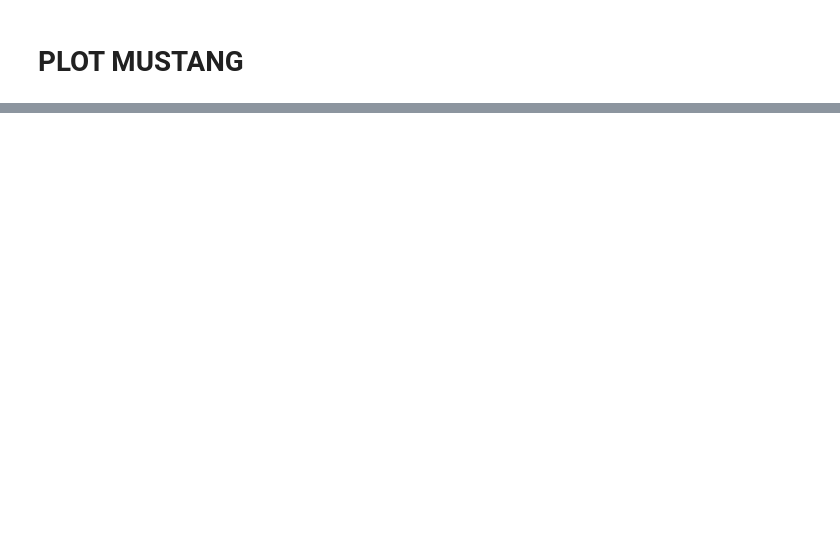
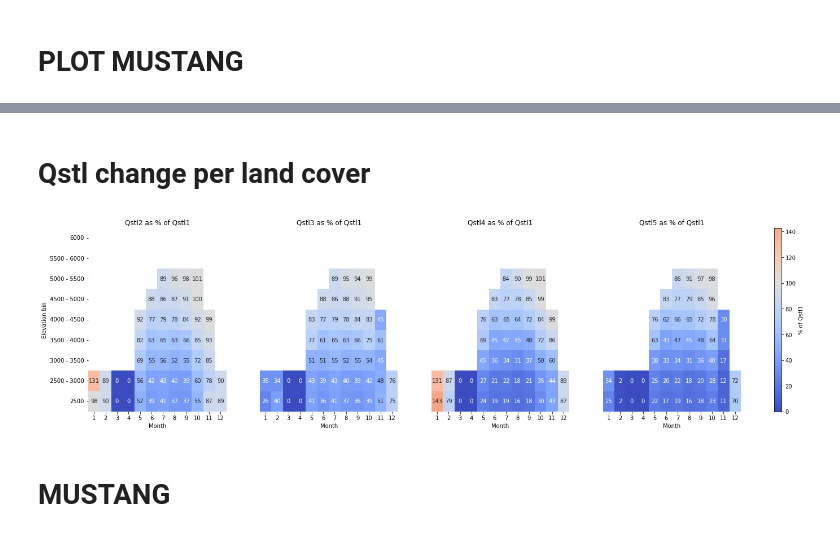
Before and after one commit to varyabazilova/sedcas_sediments_hma, a Jupyter notebook: 202406_modelruns/processing_pipeline/TL_and_SL_plot_with_elevation.ipynb, the cells around one changed output, grey strips where cells are left out. Saved outputs shown, nothing was run; the diff lists cells and outputs as text; code cells hidden in the pictures; blank space fills up the shorter version.

```diff
--- a/202406_modelruns/processing_pipeline/TL_and_SL_plot_with_elevation.ipynb
+++ b/202406_modelruns/processing_pipeline/TL_and_SL_plot_with_elevation.ipynb
@@ -571,0 +756,2 @@ df_var_count
+# %% [markdown]
+# Qstl change per land cover
@@ -571,0 +760,71 @@ df_var_count
+# %%
+combined_df
+
+# Assuming your DataFrame is called df
+qstl_columns = ['Qstl2', 'Qstl3', 'Qstl4', 'Qstl5']
+
+# Create new columns with % of Qstl1
+for col in qstl_columns:
+    combined_df[f'{col}_pct_of_Qstl1'] = (combined_df[col] / combined_df['Qstl1']) * 100
+
+grouped = combined_df.groupby(['month', 'elevation_bin']).mean().reset_index()
+# %%
+import matplotlib.pyplot as plt
+import seaborn as sns
+import matplotlib.gridspec as gridspec
+
+# Your relative columns
+qstl_pct_cols = [f'{col}_pct_of_Qstl1' for col in ['Qstl2', 'Qstl3', 'Qstl4', 'Qstl5']]
+
+# Create figure and GridSpec
+fig = plt.figure(figsize=(22, 6))
+gs = gridspec.GridSpec(1, 5, width_ratios=[1, 1, 1, 1, 0.05], wspace=0.3)
+
+# Color range
+vmin = 0
+vmax = max(grouped[qstl_pct_cols].max())  # Or set to 200, etc.
+
+# Track the QuadMesh for colorbar
+quadmesh = None
+
+# Plot heatmaps in first 4 gridspec slots
+for i, col in enumerate(qstl_pct_cols):
+    ax = fig.add_subplot(gs[i])
+    data = grouped.pivot(index='elevation_bin', columns='month', values=col)
+    data = data.sort_index(ascending=False)
+
+    hm = sns.heatmap(
+        data,
+        annot=True,
+        cmap='coolwarm',
+        center=100,
+        ax=ax,
+        cbar=False,
+        fmt='.0f',
+        vmin=vmin,
+        vmax=vmax
+    )
+
+    if quadmesh is None:
+        quadmesh = hm.collections[0]
+
+    ax.set_title(col.replace('_pct_of_Qstl1', ' as % of Qstl1'))
+    ax.set_xlabel('Month')
+
+    if i == 0:
+        ax.set_ylabel('Elevation bin')
+    else:
+        ax.set_ylabel('')
+        ax.set_yticklabels([])
+        ax.set_yticks([])
+
+# Colorbar in the last GridSpec slot
+cbar_ax = fig.add_subplot(gs[4])
+fig.colorbar(quadmesh, cax=cbar_ax, label='% of Qstl1')
+
+plt.tight_layout()
+plt.show()
+# %% [output]
+[figure, added]
+# %% [markdown]
+# MUSTANG
```
Also changed, not shown: parts of 9 cells of this notebook, 4 other files.
